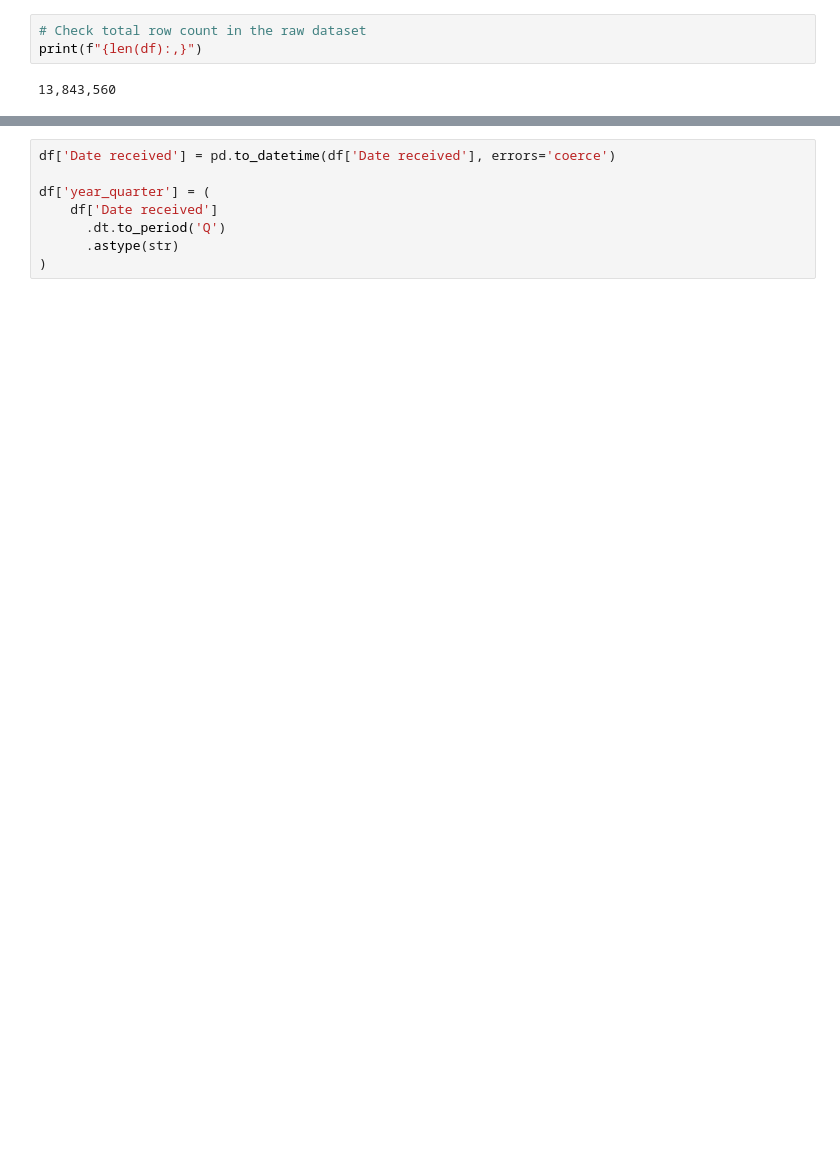
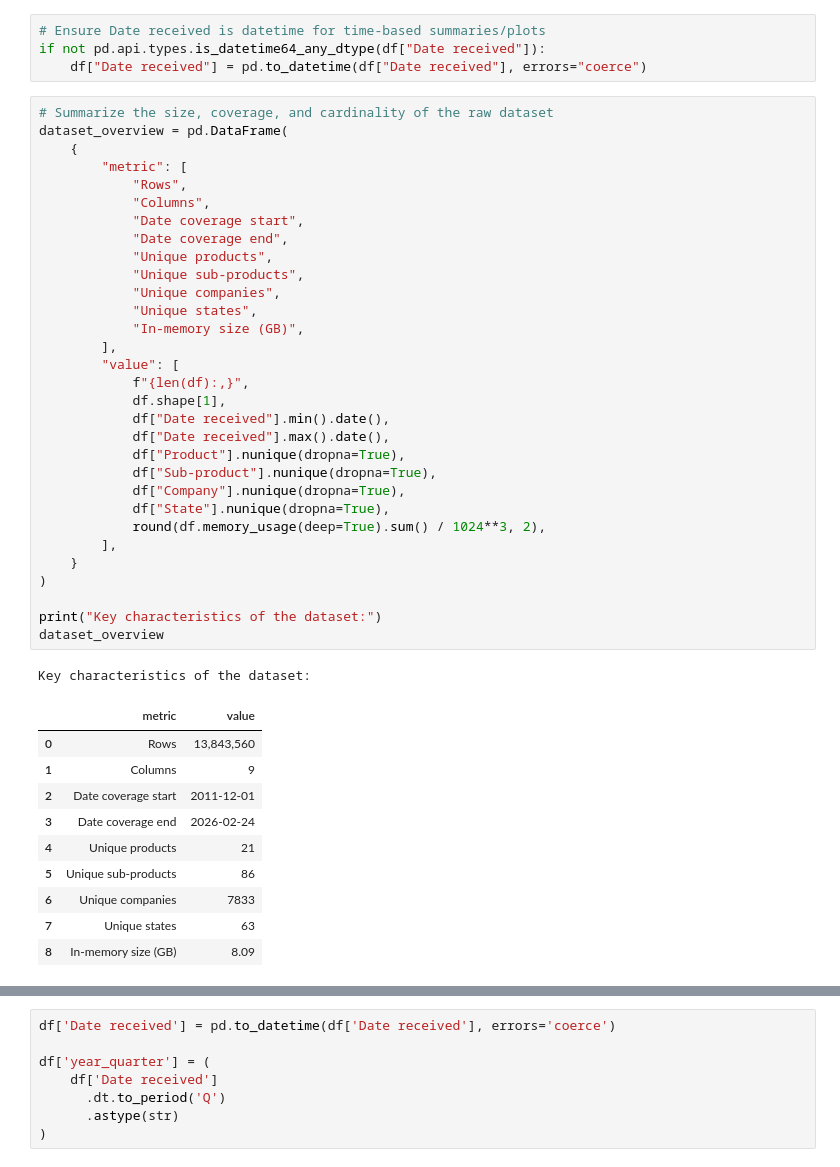
Before and after one commit to kazishahid-ds/CFPB-complaints-analysis, a Jupyter notebook: archived/notebooks/2026-04-02/01_cfpb_loading_preprocessing_feature_engr.ipynb, the cells around one changed output, grey strips where cells are left out. Drawn from its saved outputs; the diff is of its cells as text; blank space fills up the shorter version.

```diff
--- a/notebooks/01_cfpb_loading_preprocessing_feature_engr.ipynb
+++ b/archived/notebooks/2026-04-02/01_cfpb_loading_preprocessing_feature_engr.ipynb
@@ -37,5 +113,47 @@ df.head()
+# %%
+# Ensure Date received is datetime for time-based summaries/plots
+if not pd.api.types.is_datetime64_any_dtype(df["Date received"]):
+    df["Date received"] = pd.to_datetime(df["Date received"], errors="coerce")
 # %%
-# Check total row count in the raw dataset
-print(f"{len(df):,}")
+# Summarize the size, coverage, and cardinality of the raw dataset
+dataset_overview = pd.DataFrame(
+    {
+        "metric": [
+            "Rows",
+            "Columns",
+            "Date coverage start",
+            "Date coverage end",
+            "Unique products",
+            "Unique sub-products",
+            "Unique companies",
+            "Unique states",
+            "In-memory size (GB)",
+        ],
+        "value": [
+            f"{len(df):,}",
+            df.shape[1],
+            df["Date received"].min().date(),
+            df["Date received"].max().date(),
+            df["Product"].nunique(dropna=True),
+            df["Sub-product"].nunique(dropna=True),
+            df["Company"].nunique(dropna=True),
+            df["State"].nunique(dropna=True),
+            round(df.memory_usage(deep=True).sum() / 1024**3, 2),
+        ],
+    }
+)
+
+print("Key characteristics of the dataset:")
+dataset_overview
 # %% [output]
-13,843,560
+Key characteristics of the dataset:
+|  | metric | value |
+| 0 | Rows | 13,843,560 |
+| 1 | Columns | 9 |
+| 2 | Date coverage start | 2011-12-01 |
+| 3 | Date coverage end | 2026-02-24 |
+| 4 | Unique products | 21 |
+| 5 | Unique sub-products | 86 |
+| 6 | Unique companies | 7833 |
+| 7 | Unique states | 63 |
+| 8 | In-memory size (GB) | 8.09 |
```
Also changed, not shown: parts of 18 cells of this notebook, 15 other files.
